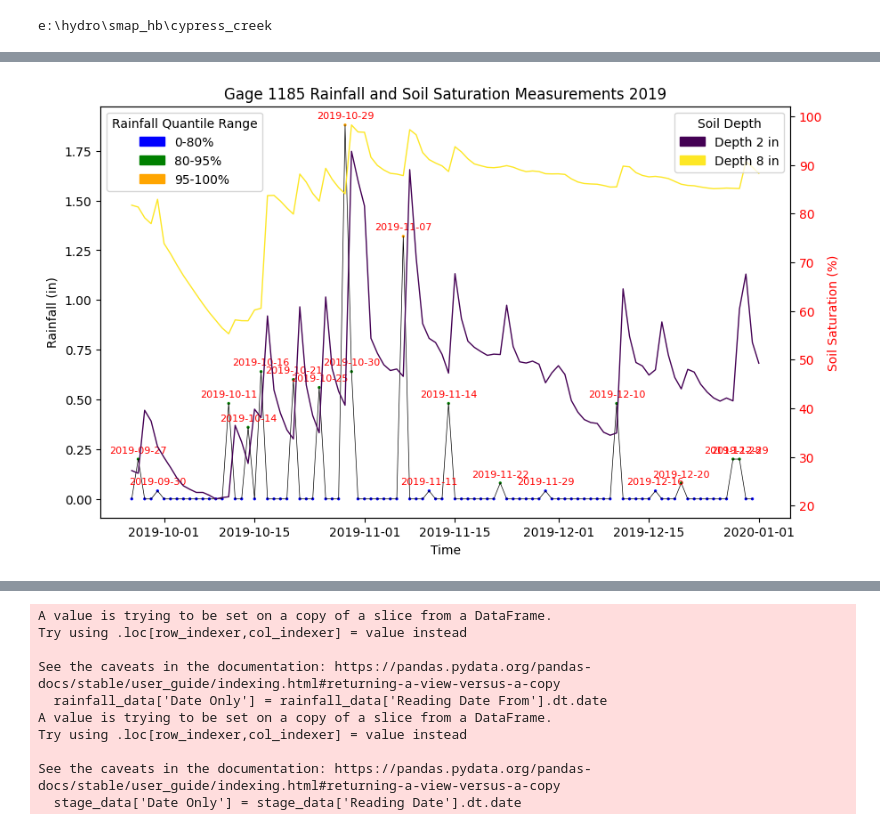
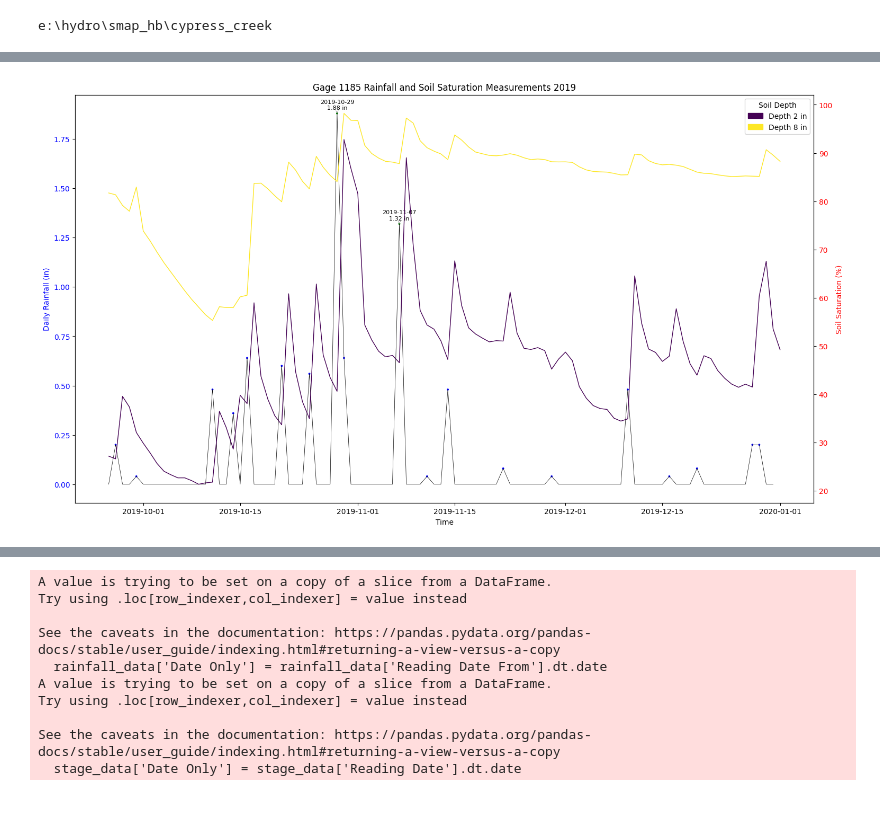
Before and after one commit to cmh17/smap_hb, a Jupyter notebook: cypress_creek/gage_1185_event_selection.ipynb, the cells around one changed output, grey strips where cells are left out. Saved outputs shown, nothing was run; the diff lists cells and outputs as text; code cells hidden in the pictures.

```diff
--- a/cypress_creek/gage_1185_event_selection.ipynb
+++ b/cypress_creek/gage_1185_event_selection.ipynb
@@ -22,7 +22,7 @@ for xls in rainfall_list[1:]:
     rainfall = pd.concat([rainfall, xls_file], axis=0)
 
 rainfall = rainfall.sort_values(by='Reading Date From')
-soil_saturation = pd.read_excel("data\\fws\\soil_moisture\\1185 Soil Saturation 2019-31-12.xls")
+soil_saturation = pd.read_excel("data\\fws\\soil_moisture\\1185\\1185 Soil Saturation 2019-31-12.xls")
 soil_saturation = soil_saturation.sort_values(by="Reading Date")
 # %% [output]
 ['data/fws/rainfall//1185//1185 Rainfall 2019-31-12.xls', 'data/fws/rainfall//1185//1185 Rainfall 2015-31-12.xls', 'data/fws/rainfall//1185//1185 Rainfall 2016-31-12.xls', 'data/fws/rainfall//1185//11 ...
@@ -319,69 +263,78 @@ colors_soil_sat = plt.cm.viridis(np.linspace(0, 1, len(unique_depths)))
 
 # plt.show()
 # %%
+# Filter rainfall data within the soil saturation date range
 rainfall_subset = rainfall[(rainfall['Reading Date From'] >= soil_saturation['Reading Date'].min()) &
                            (rainfall['Reading Date From'] <= soil_saturation['Reading Date'].max())]
 
-fig, ax1 = plt.subplots(figsize=(10, 6))
+# Apply quantiles from the whole dataset to the subset
+rainfall_subset_with_quantiles = rainfall_subset[rainfall_subset["Rain"] != 0].copy()
+rainfall_subset_with_quantiles["quantile"] = pd.cut(
+    rainfall_subset_with_quantiles["Rain"],
+    bins=[0, non_zero_rainfall["Rain"].quantile(0.8), non_zero_rainfall["Rain"].quantile(0.95), non_zero_rainfall["Rain"].max()],
+    labels=False
+)
 
-# Plot rainfall
+# Plot setup
+fig, ax1 = plt.subplots(figsize=(18, 10))
+
+# Plot rainfall with quantile-based coloring
 ax1.plot(rainfall_subset["Reading Date From"], rainfall_subset["Rain"], color="black", linewidth=0.5)
-ax1.scatter(rainfall_subset["Reading Date From"], rainfall_subset["Rain"],
-            c=rainfall_colors[rainfall_quantiles[(rainfall['Reading Date From'] >= soil_saturation['Reading Date'].min()) &
-                               (rainfall['Reading Date From'] <= soil_saturation['Reading Date'].max())]], s=2)
+sc1 = ax1.scatter(
+    rainfall_subset_with_quantiles["Reading Date From"],
+    rainfall_subset_with_quantiles["Rain"],
+    c=rainfall_colors[rainfall_subset_with_quantiles["quantile"].values],
+    s=3,
+    label='Rainfall Subset'
+)
 
-# Set labels for rainfall
 ax1.set_xlabel("Time")
-ax1.set_ylabel("Rainfall (in)", color="black")
-ax1.tick_params(axis='y', labelcolor="black")
+ax1.set_ylabel("Daily Rainfall (in)", color="blue")
+ax1.tick_params(axis='y', labelcolor="blue")
 
-# Rainfall legend
-legend_labels = ['0-80%', '80-95%', '95-100%']
-patches = [mpatches.Patch(color=rainfall_colors[i], label=legend_labels[i]) for i in range(3)]
-ax1.legend(handles=patches, title="Rainfall Quantile Range", loc='upper left')
+# Highlight and annotate high quantile rainfall (95-100% quantile)
+high_quantile_dates = rainfall_subset_with_quantiles[rainfall_subset_with_quantiles["quantile"] == 1]
+
+for _, row in high_quantile_dates.iterrows():
+    ax1.annotate(
+        f"{row['Reading Date From'].date()}\n{row['Rain']:.2f} in",  # Annotate with date and rain value
+        (row["Reading Date From"], row["Rain"]),
+        textcoords="offset points",
+        xytext=(0, 5),  # Offset for visibility
+        ha='center',
+        fontsize=8,
+        color='black',
+        arrowprops=dict(arrowstyle="->", color='gray', lw=0.5)  # Optional arrow
+    )
 
 # Create a secondary axis for soil saturation
 ax2 = ax1.twinx()
 
 # Get unique soil depths and assign colors
 unique_depths = soil_saturation['Soil Depth'].unique()
 depth_colors = plt.cm.viridis(np.linspace(0, 1, len(unique_depths)))
 
 # Plot soil saturation for each depth
 for i, depth in enumerate(unique_depths):
     subset = soil_saturation[soil_saturation['Soil Depth'] == depth]
     ax2.plot(subset["Reading Date"], subset["Soil Saturation"], color=depth_colors[i], linewidth=1, label=f'Depth {depth} in')
 
 # Set labels for soil saturation
 ax2.set_ylabel("Soil Saturation (%)", color="red")
 ax2.tick_params(axis='y', labelcolor="red")
 
 # Legend for soil saturation depths
 depth_patches = [mpatches.Patch(color=depth_colors[i], label=f'Depth {depth} in') for i, depth in enumerate(unique_depths)]
 ax2.legend(handles=depth_patches, title="Soil Depth", loc='upper right')
 
-# Add annotations for high quantile rainfall events (optional: adjust if needed)
-high_quantile_dates = rainfall_subset[rainfall_subset["Rain"] >= rainfall["Rain"].quantile(0.8)]
-
-for _, row in high_quantile_dates.iterrows():
-    ax1.annotate(
-        row["Reading Date From"].date(),
-        (row["Reading Date From"], row["Rain"]),
-        textcoords="offset points",
-        xytext=(0, 5),  # Adjust the offset for better visibility
-        ha='center',
-        fontsize=8,
-        color='red'
-    )
-
 # Add title
 plt.title("Gage 1185 Rainfall and Soil Saturation Measurements 2019")
 
+# Save and show the plot
 plt.savefig("2019_soil_moisture.png")
-# Show the plot
 plt.show()
 # %% [output]
-[figure, old version]
+[figure, new version]
 # %%
 # Initialize empty DataFrames for rainfall and stage data
 rainfall_all = pd.DataFrame()
```
Also changed, not shown: parts of 8 cells of this notebook.
